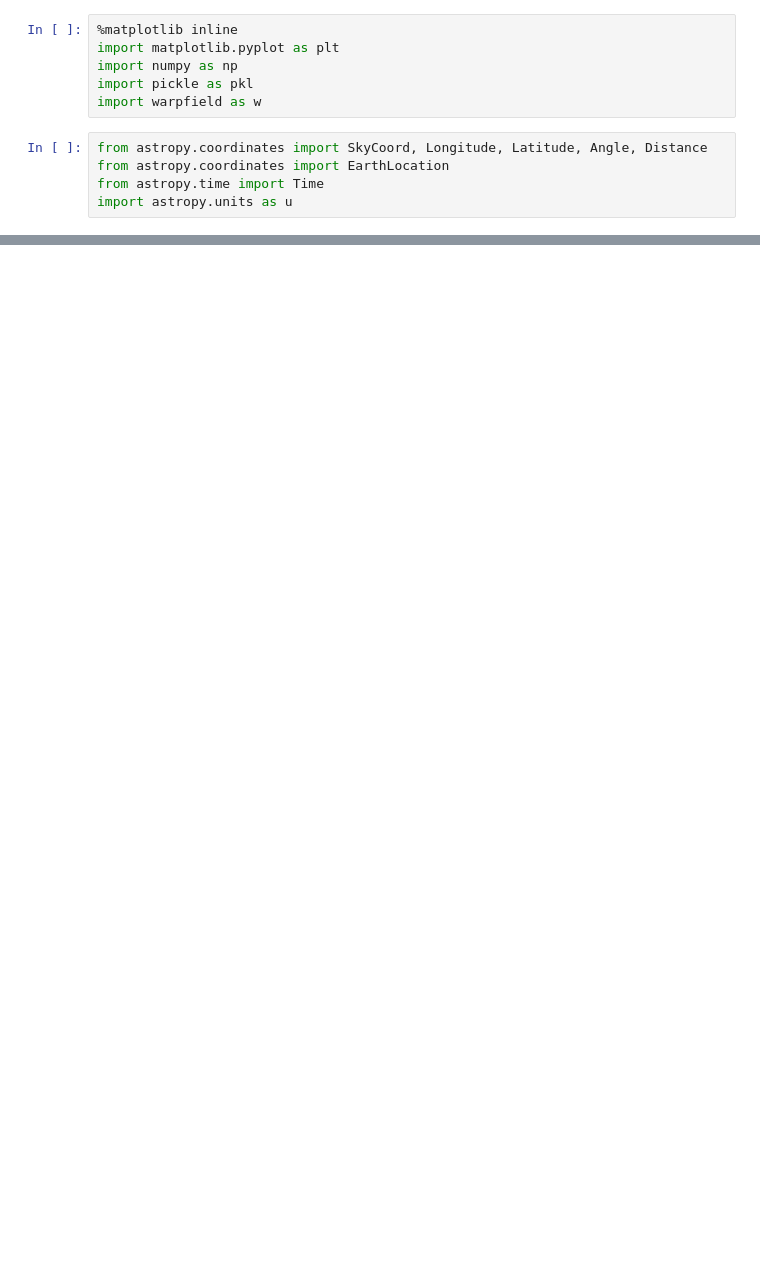
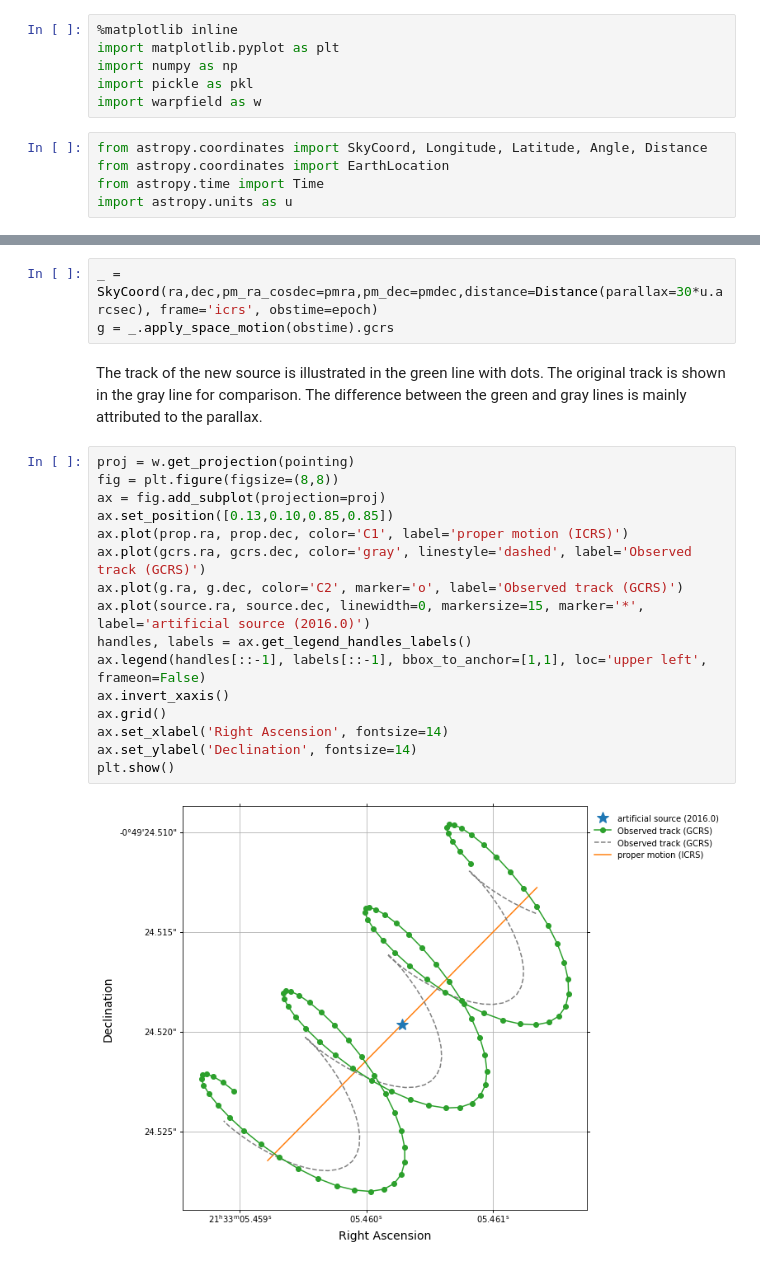
Before and after one commit to JASMINE-Mission/jasmine_warpfield, a Jupyter notebook: notebook/tutorial_03_apply_space_motion.ipynb, the cells around one changed output, grey strips where cells are left out. Cells and saved outputs as stored; diff of their text form; blank space fills up the shorter version.

```diff
--- a/notebook/tutorial_03_apply_space_motion.ipynb
+++ b/notebook/tutorial_03_apply_space_motion.ipynb
@@ -50,0 +79,23 @@ plt.show()
+# %%
+_ = SkyCoord(ra,dec,pm_ra_cosdec=pmra,pm_dec=pmdec,distance=Distance(parallax=30*u.arcsec), frame='icrs', obstime=epoch)
+g = _.apply_space_motion(obstime).gcrs
+# %% [markdown]
+The track of the new source is illustrated in the green line with dots. The original track is shown in the gray line for comparison. The difference between the green and gray lines is mainly attributed to the parallax.
+# %%
+proj = w.get_projection(pointing)
+fig = plt.figure(figsize=(8,8))
+ax = fig.add_subplot(projection=proj)
+ax.set_position([0.13,0.10,0.85,0.85])
+ax.plot(prop.ra, prop.dec, color='C1', label='proper motion (ICRS)')
+ax.plot(gcrs.ra, gcrs.dec, color='gray', linestyle='dashed', label='Observed track (GCRS)')
+ax.plot(g.ra, g.dec, color='C2', marker='o', label='Observed track (GCRS)')
+ax.plot(source.ra, source.dec, linewidth=0, markersize=15, marker='*', label='artificial source (2016.0)')
+handles, labels = ax.get_legend_handles_labels()
+ax.legend(handles[::-1], labels[::-1], bbox_to_anchor=[1,1], loc='upper left', frameon=False)
+ax.invert_xaxis()
+ax.grid()
+ax.set_xlabel('Right Ascension', fontsize=14)
+ax.set_ylabel('Declination', fontsize=14)
+plt.show()
+# %% [output]
+[figure, added]
```
Also changed, not shown: parts of 14 cells of this notebook.
